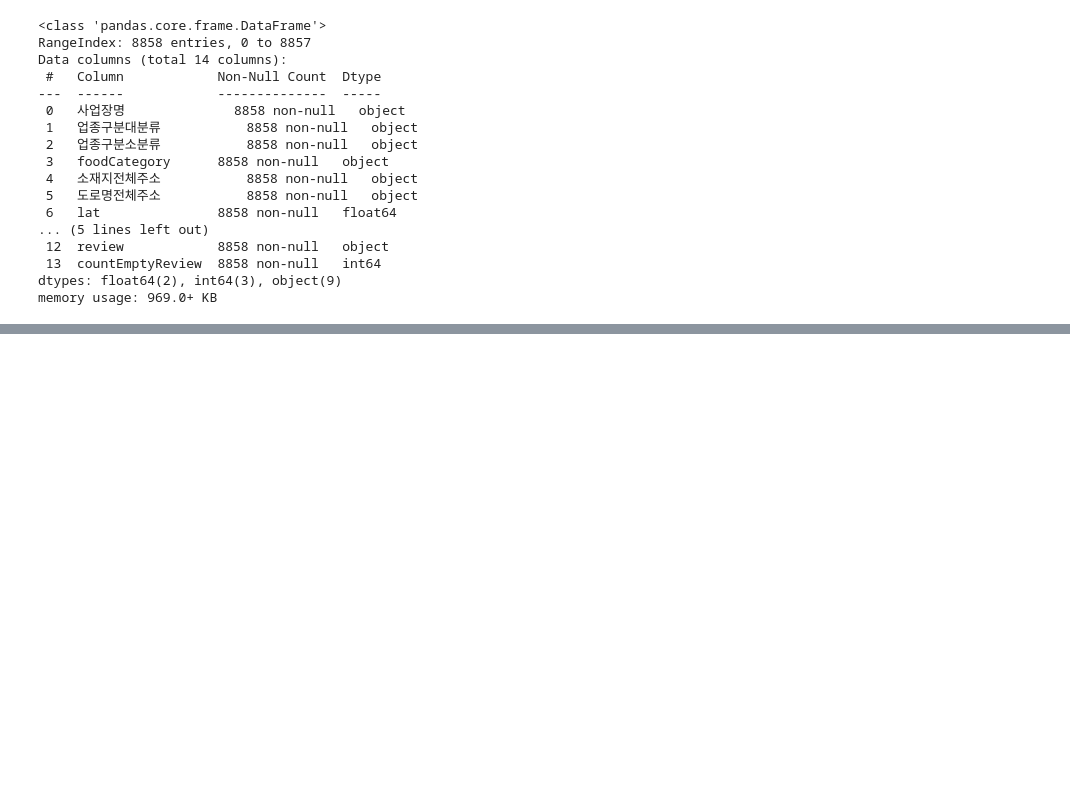
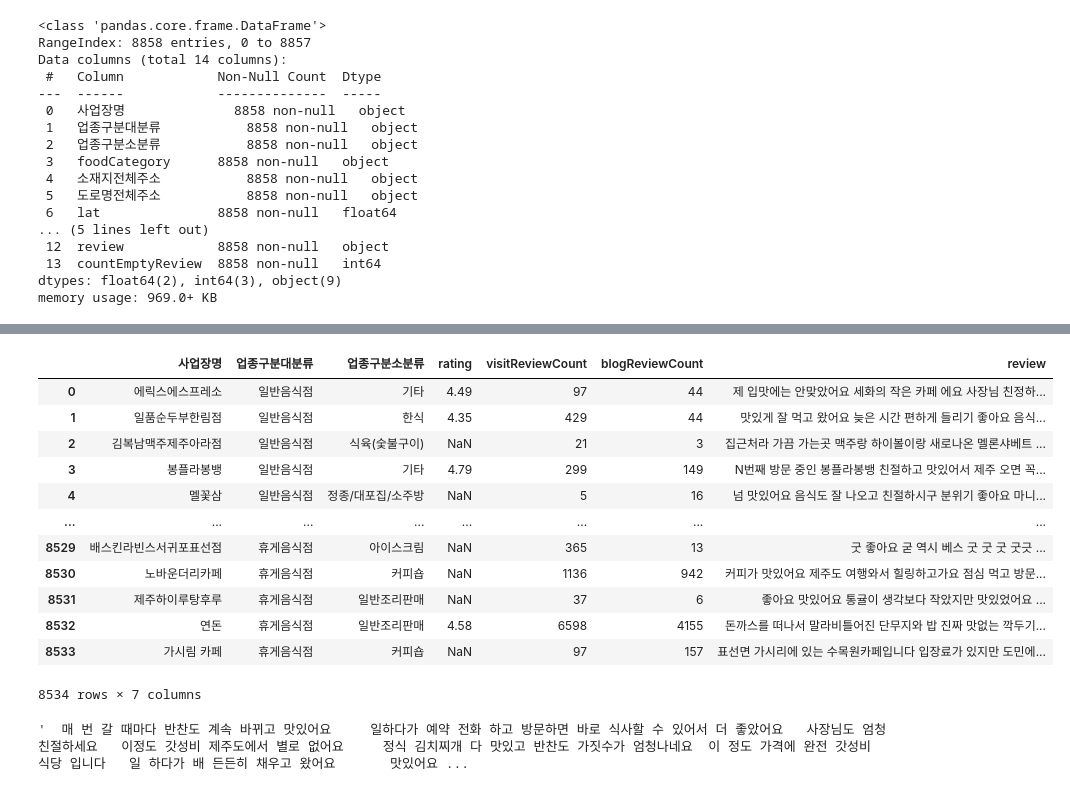
Before and after one commit to JejuTravelApp/DataAnalysis, a Jupyter notebook: JY_음식점 데이터 전처리.ipynb, the cells around one changed output, grey strips where cells are left out. Drawn from its saved outputs; the diff is of its cells as text; code cells hidden in the pictures; blank space fills up the shorter version.

```diff
--- a/JY_음식점 데이터 전처리.ipynb
+++ b/JY_음식점 데이터 전처리.ipynb
@@ -215,9 +233,11 @@ df['review'][0]
 # %%
 # review 컬럼의 특수문자 제거
 import re
-# df['review'] = df['review'].apply(lambda x: re.sub(r'\n', ' ', x))
-df['review'] = df['review'].apply(lambda x: re.sub(r'[^\w\s가-힣\\]', '', x))
-# df['review'] = df['review'].apply(lambda x: re.sub(r'\\', ' ', x))
+df['review'] = df['review'].apply(lambda x: re.sub(r'\\n', '', x))
+df['review'] = df['review'].apply(lambda x: re.sub(r'\n', ' ', x))
+# df['review'] = df['review'].apply(lambda x: re.sub(r'[^a-zA-Z가-힣0-9\s]', '', x))
+df['review'] = df['review'].apply(lambda x: re.sub(r'[^a-zA-Z가-힣0-9%]', ' ', x))
+df['review'] = df['review'].apply(lambda x: re.sub(r'\\', '', x))
 df.head()
 # %% [output]
 |  | 사업장명 | 업종구분대분류 | 업종구분소분류 | foodCategory | 소재지전체주소 | 도로명전체주소 | lat | lng | images | rating | ... |
@@ -232,0 +278,6 @@ df['review'][0]
+# %%
+# 특수문자 제거 후 공백을 NaN으로 변경후 NaN인 리뷰 제거
+import numpy as np
+df['review'] = df['review'].replace(r'^\s*$', np.nan, regex=True)
+df = df.dropna(subset=['review'])
+df = df.reset_index(drop=True)
@@ -232,0 +330,4 @@ df['review'][0]
+# %%
+df['rating'] = df['rating'].replace('x', np.nan)
+df['rating'] = df['rating'].astype(float)
+df.info()
@@ -232,0 +364,21 @@ df['review'][0]
+# %%
+jejuRestaurant = df[['사업장명', '업종구분대분류', '업종구분소분류', 'rating', 'visitReviewCount', 'blogReviewCount', 'review']]
+jejuRestaurant
+# %% [output]
+|  | 사업장명 | 업종구분대분류 | 업종구분소분류 | rating | visitReviewCount | blogReviewCount | review |
+| 0 | 에릭스에스프레소 | 일반음식점 | 기타 | 4.49 | 97 | 44 | 제 입맛에는 안맞았어요 세화의 작은 카페 에요 사장님 친정하... |
+| 1 | 일품순두부한림점 | 일반음식점 | 한식 | 4.35 | 429 | 44 | 맛있게 잘 먹고 왔어요 늦은 시간 편하게 들리기 좋아요 음식... |
+| 2 | 김복남맥주제주아라점 | 일반음식점 | 식육(숯불구이) | NaN | 21 | 3 | 집근처라 가끔 가는곳 맥주랑 하이볼이랑 새로나온 멜론샤베트 ... |
+| 3 | 봉플라봉뱅 | 일반음식점 | 기타 | 4.79 | 299 | 149 | N번째 방문 중인 봉플라봉뱅 친절하고 맛있어서 제주 오면 꼭... |
+| 4 | 멜꽃삼 | 일반음식점 | 정종/대포집/소주방 | NaN | 5 | 16 | 넘 맛있어요 음식도 잘 나오고 친절하시구 분위기 좋아요 마니... |
+| ... | ... | ... | ... | ... | ... | ... | ... |
+| 8529 | 배스킨라빈스서귀포표선점 | 휴게음식점 | 아이스크림 | NaN | 365 | 13 | 굿 좋아요 굳 역시 베스 굿 굿 굿 굿긋 ... |
+| 8530 | 노바운더리카페 | 휴게음식점 | 커피숍 | NaN | 1136 | 942 | 커피가 맛있어요 제주도 여행와서 힐링하고가요 점심 먹고 방문... |
+| 8531 | 제주하이루탕후루 | 휴게음식점 | 일반조리판매 | NaN | 37 | 6 | 좋아요 맛있어요 통귤이 생각보다 작았지만 맛있었어요 ... |
+| 8532 | 연돈 | 휴게음식점 | 일반조리판매 | 4.58 | 6598 | 4155 | 돈까스를 떠나서 말라비틀어진 단무지와 밥 진짜 맛없는 깍두기... |
+| 8533 | 가시림 카페 | 휴게음식점 | 커피숍 | NaN | 97 | 157 | 표선면 가시리에 있는 수목원카페입니다 입장료가 있지만 도민에... |
+8534 rows × 7 columns
+# %%
+jejuRestaurant['review'][492]
+# %% [output]
+'  매 번 갈 때마다 반찬도 계속 바뀌고 맛있어요     일하다가 예약 전화 하고 방문하면 바로 식사할 수 있어서 더 좋았어요   사장님도 엄청 친절하세요   이정도 갓성비 제주도에서 별로 없어요     정식 김치찌개 다 맛있고 반찬도 가짓수가 엄청나네요  이 정도 가격에 완전 갓성비 식당 입니다   일 하다가 배 든든히 채우고 왔어요       맛있어요 ...
```
Also changed, not shown: parts of 17 cells of this notebook.
